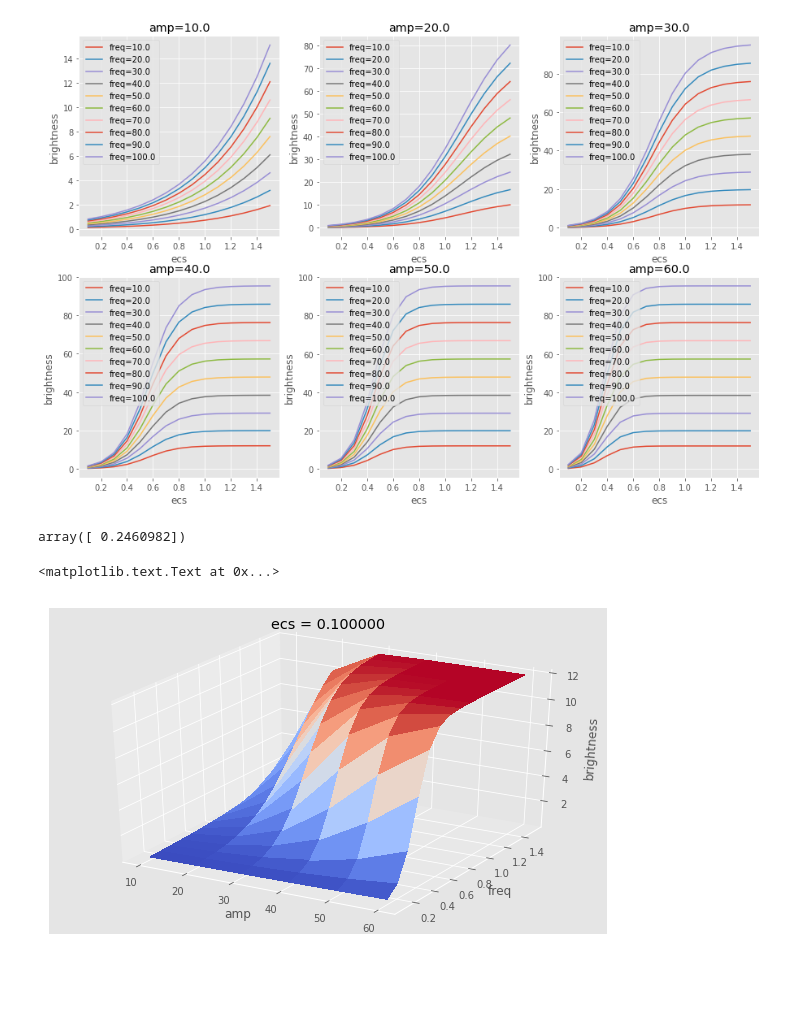
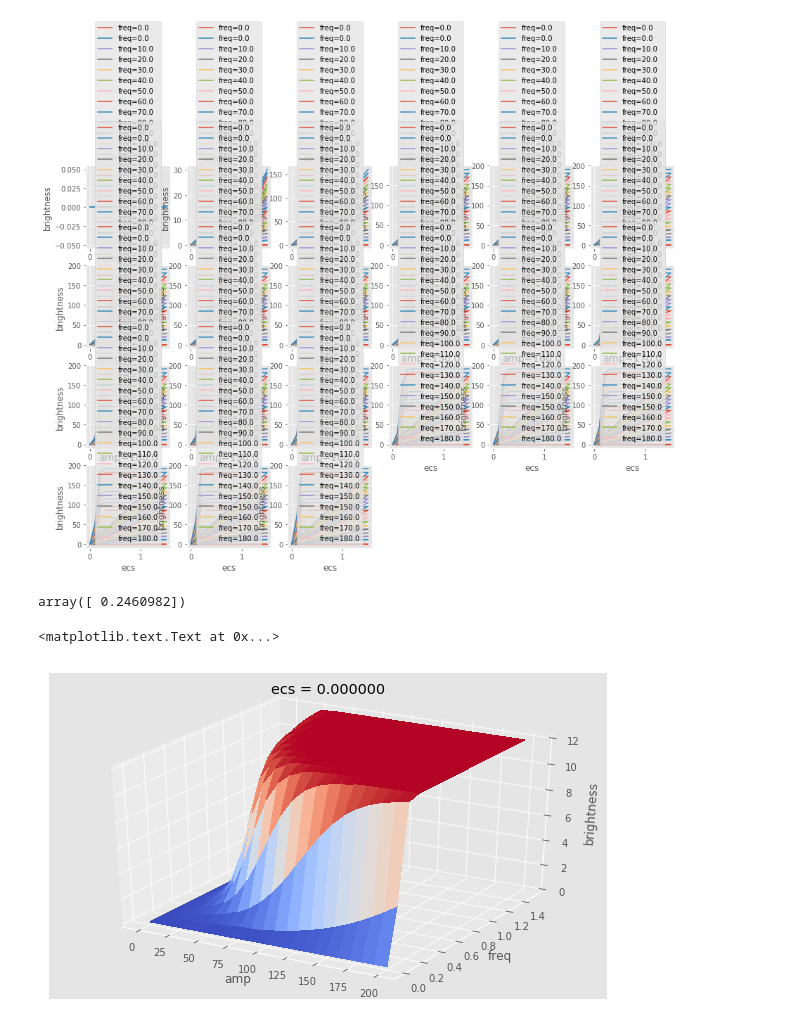
Before and after one commit to mbeyeler/pulse2percept, a Jupyter notebook: examples/notebooks/2.0-tm-approx.ipynb, the cells around one changed output. Saved outputs shown, nothing was run; the diff lists cells and outputs as text; code cells hidden in the pictures; blank space fills up the shorter version.

```diff
--- a/examples/notebooks/2.0-tm-approx.ipynb
+++ b/examples/notebooks/2.0-tm-approx.ipynb
@@ -18,9 +18,9 @@ sim.set_optic_fiber_layer(sampling=100, x_range=0, y_range=0)
 tsample = 5e-6
 sim.set_ganglion_cell_layer(tsample=tsample)
 # %%
-amps = np.linspace(10, 60, 6, endpoint=True)
-freqs = np.linspace(10, 100, 10, endpoint=True)
-ecs = np.linspace(0.1, 1.5, 15, endpoint=True)
+amps = np.linspace(0, 100, 21, endpoint=True)
+freqs = np.linspace(0, 200, 21, endpoint=True)
+ecs = np.linspace(0, 1.5, 16, endpoint=True)
 # %%
 in_list = []
 for a in amps:
@@ -54,21 +54,24 @@ out_arr = np.array(out_list)
 # %%
 nr = int(np.floor(np.sqrt(len(amps))))
 nc = int(np.ceil(len(amps) / nr))
 plt.figure(figsize=(15, 10))
 
-for j in range(len(amps)):
+na = len(amps)
+nf = len(freqs)
+ne = len(ecs)
+for j in range(na):
     plt.subplot(nr, nc , j + 1)
-    in_slice = in_arr[j*len(freqs)*len(ecs):(j+1)*len(freqs)*len(ecs), :]
-    out_slice = out_arr[j*len(freqs)*len(ecs):(j+1)*len(freqs)*len(ecs)]
-    for i in range(10):
+    in_slice = in_arr[j*nf*ne:(j+1)*nf*ne, :]
+    out_slice = out_arr[j*nf*ne:(j+1)*nf*ne]
+    for i in range(nf):
         label = 'freq=%.1f' % in_slice[i*15, 1]
-        plt.plot(in_slice[i*15:(i+1)*15, -1], out_slice[i*15:(i+1)*15], label=label)
+        plt.plot(in_slice[i*nf:(i+1)*nf, -1], out_slice[i*nf:(i+1)*nf], label=label)
     plt.xlabel('ecs')
     plt.ylabel('brightness')
     plt.title('amp=%.1f' % amps[j])
     plt.legend()
 # %% [output]
-[figure, old version]
+[figure, new version]
 # %%
 from scipy.interpolate import RegularGridInterpolator
 # %%
@@ -92,7 +95,7 @@ from mpl_toolkits.mplot3d import Axes3D
 from matplotlib import cm
 # %%
 x,y = np.meshgrid(amps, ecs)
-z = interp((x, freqs[0], y))
+z = tm((x, freqs[1], y))
 
 fig = plt.figure(figsize=(10, 6))
 ax = fig.gca(projection='3d')
@@ -104,4 +107,4 @@ ax.set_zlabel('brightness')
 ax.set_title('ecs = %f' % ecs[0])
 # %% [output]
 <matplotlib.text.Text at 0x...>
-[figure, old version]
+[figure, new version]
```
Also changed, not shown: parts of 2 cells of this notebook, 1 other file.
